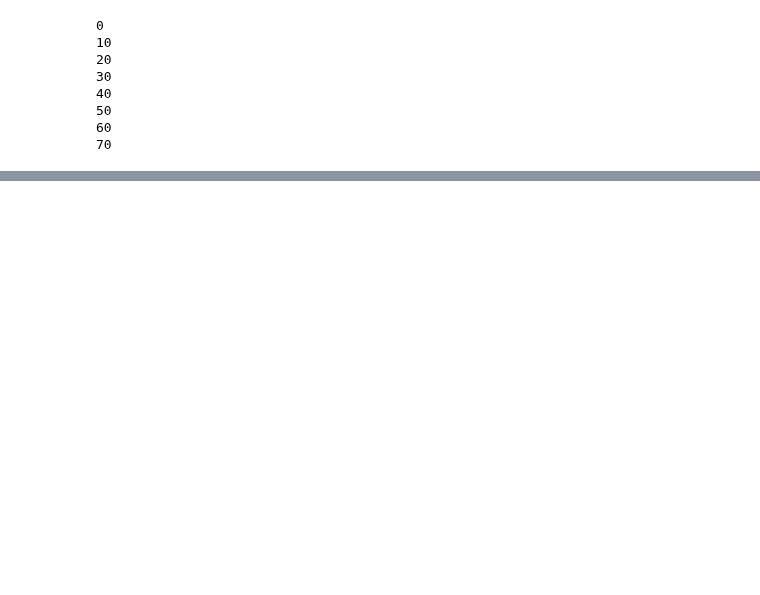
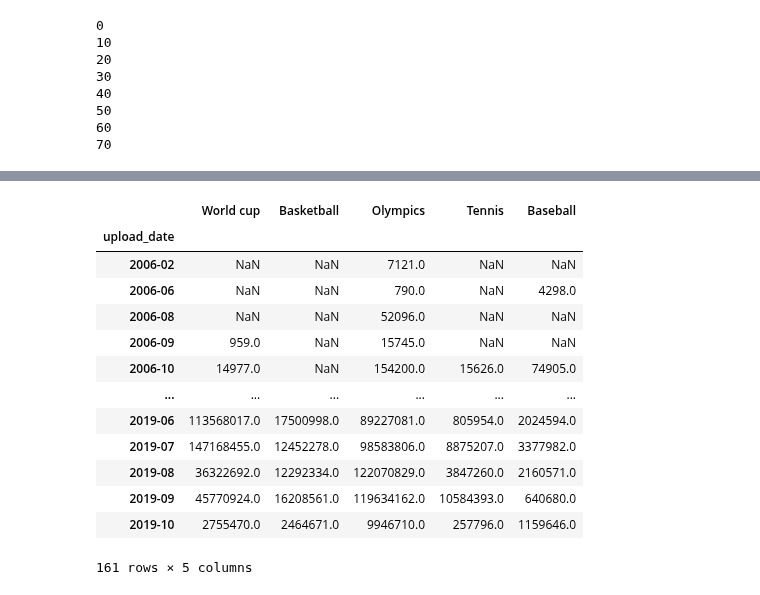
Before and after one commit to epfl-ada/ada-2022-project-chromegoldfish, a Jupyter notebook: src/timeseries_sports_event.ipynb, the cells around one changed output, grey strips where cells are left out. Cells and saved outputs as stored; diff of their text form; code cells hidden in the pictures; blank space fills up the shorter version.

```diff
--- a/src/timeseries_sports_event.ipynb
+++ b/src/timeseries_sports_event.ipynb
@@ -184,0 +209,24 @@ plot_all(list_df=list_df, list_titles=list_titles, type='total_views')
+# %%
+df_num_views=pd.DataFrame({
+    'World cup': df_football.set_index('upload_date')['total_views'],
+    'Basketball': df_nba.set_index('upload_date')['total_views'],
+    'Olympics': df_olympics.set_index('upload_date')['total_views'],
+    'Tennis': df_tennis.set_index('upload_date')['total_views'],
+    'Baseball': df_baseball.set_index('upload_date')['total_views'],
+})
+df_num_views
+# %% [output]
+|  | World cup | Basketball | Olympics | Tennis | Baseball |
+| upload_date |  |  |  |  |  |
+| 2006-02 | NaN | NaN | 7121.0 | NaN | NaN |
+| 2006-06 | NaN | NaN | 790.0 | NaN | 4298.0 |
+| 2006-08 | NaN | NaN | 52096.0 | NaN | NaN |
+| 2006-09 | 959.0 | NaN | 15745.0 | NaN | NaN |
+| 2006-10 | 14977.0 | NaN | 154200.0 | 15626.0 | 74905.0 |
+| ... | ... | ... | ... | ... | ... |
+| 2019-06 | 113568017.0 | 17500998.0 | 89227081.0 | 805954.0 | 2024594.0 |
+| 2019-07 | 147168455.0 | 12452278.0 | 98583806.0 | 8875207.0 | 3377982.0 |
+| 2019-08 | 36322692.0 | 12292334.0 | 122070829.0 | 3847260.0 | 2160571.0 |
+| 2019-09 | 45770924.0 | 16208561.0 | 119634162.0 | 10584393.0 | 640680.0 |
+| 2019-10 | 2755470.0 | 2464671.0 | 9946710.0 | 257796.0 | 1159646.0 |
+161 rows × 5 columns
```
Also changed, not shown: parts of 5 cells of this notebook.
